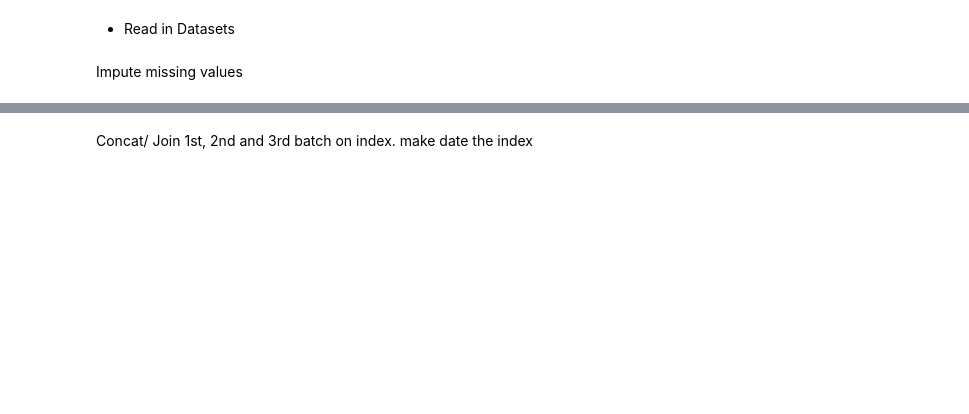
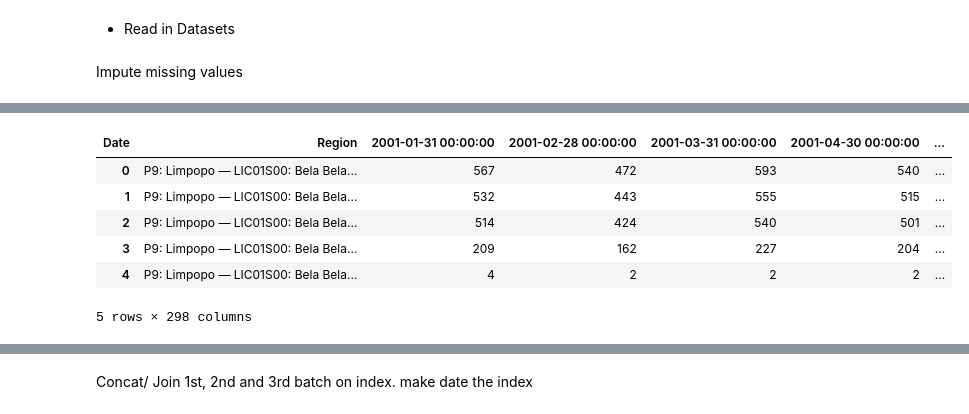
Before and after one commit to Thabiso-Lekwadu/Data-Science-Capstone-Project, a Jupyter notebook: Data Cleaning.ipynb, the cells around one changed output, grey strips where cells are left out. Cells and saved outputs as stored; diff of their text form; code cells hidden in the pictures; blank space fills up the shorter version.

```diff
--- a/Data Cleaning.ipynb
+++ b/Data Cleaning.ipynb
@@ -350,0 +55,11 @@ Index([2001, 2001, 2001, 2001, 2001, 2001, 2001, 2001, 2001, 2001,
+# %%
+data_transposed = data.T.reset_index().rename(columns={4: 'Region'})
+data_transposed.head()
+# %% [output]
+| Date | Region | 2001-01-31 00:00:00 | 2001-02-28 00:00:00 | 2001-03-31 00:00:00 | 2001-04-30 00:00:00 | ... |
+| 0 | P9: Limpopo — LIC01S00: Bela Bela... | 567 | 472 | 593 | 540 | ... |
+| 1 | P9: Limpopo — LIC01S00: Bela Bela... | 532 | 443 | 555 | 515 | ... |
+| 2 | P9: Limpopo — LIC01S00: Bela Bela... | 514 | 424 | 540 | 501 | ... |
+| 3 | P9: Limpopo — LIC01S00: Bela Bela... | 209 | 162 | 227 | 204 | ... |
+| 4 | P9: Limpopo — LIC01S00: Bela Bela... | 4 | 2 | 2 | 2 | ... |
+5 rows × 298 columns
```
Also changed, not shown: parts of 24 cells of this notebook.
